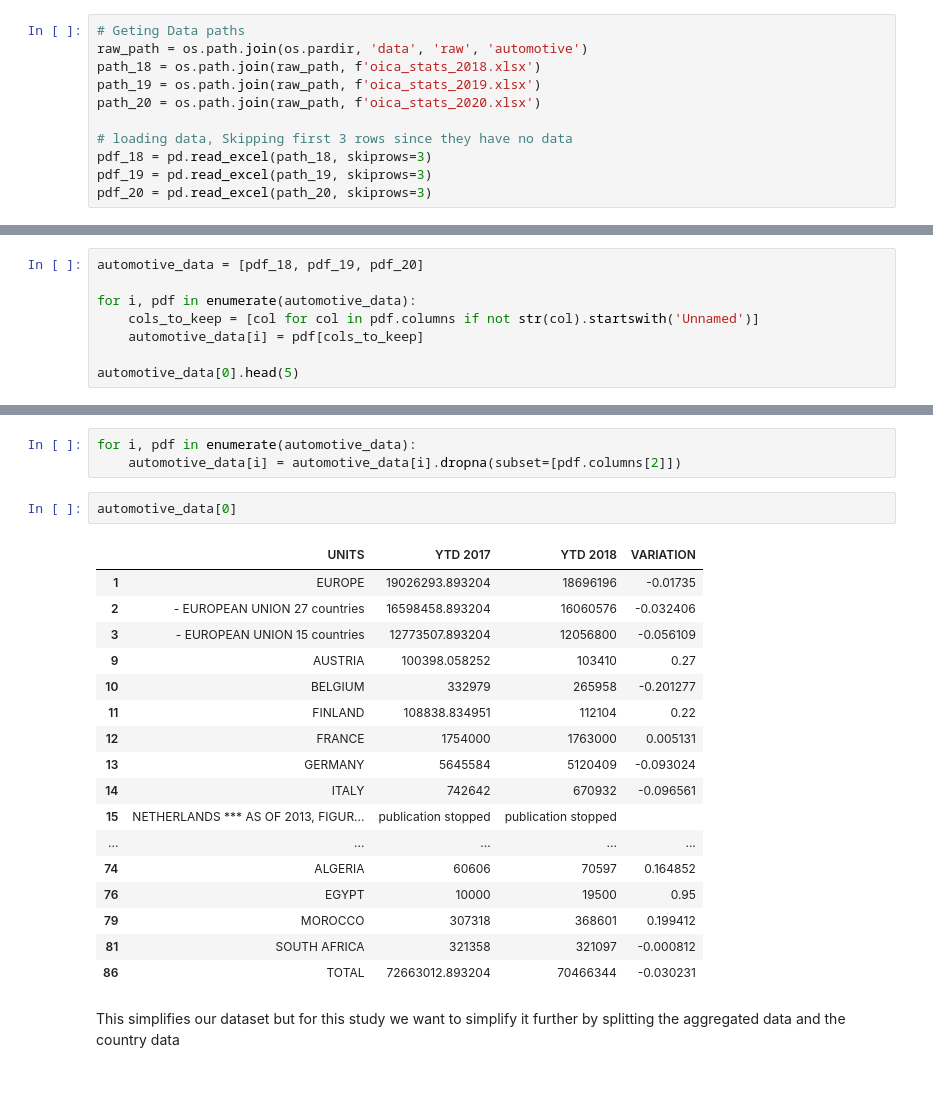
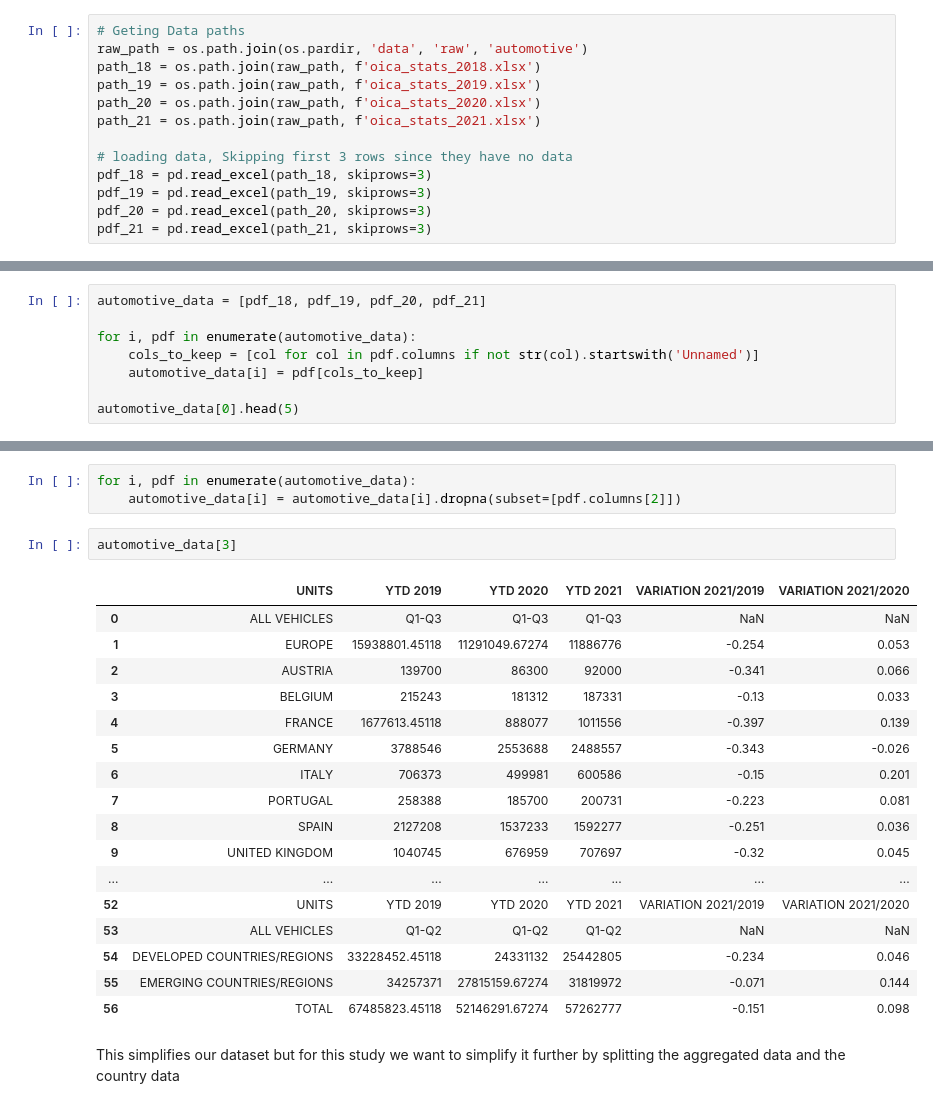
Before and after one commit to NGrech/covid-chip-shortage-analysis, a Jupyter notebook: notebooks/DataPreprocessingOICA.ipynb, the cells around one changed output, grey strips where cells are left out. Drawn from its saved outputs; the diff is of its cells as text.

```diff
--- a/notebooks/DataPreprocessing.ipynb
+++ b/notebooks/DataPreprocessingOICA.ipynb
@@ -19,11 +19,13 @@ raw_path = os.path.join(os.pardir, 'data', 'raw', 'automotive')
 path_18 = os.path.join(raw_path, f'oica_stats_2018.xlsx')
 path_19 = os.path.join(raw_path, f'oica_stats_2019.xlsx')
 path_20 = os.path.join(raw_path, f'oica_stats_2020.xlsx')
+path_21 = os.path.join(raw_path, f'oica_stats_2021.xlsx')
 
 # loading data, Skipping first 3 rows since they have no data
 pdf_18 = pd.read_excel(path_18, skiprows=3)
 pdf_19 = pd.read_excel(path_19, skiprows=3)
 pdf_20 = pd.read_excel(path_20, skiprows=3)
+pdf_21 = pd.read_excel(path_21, skiprows=3)
 # %% [markdown]
 Inspecting the data frames
 # %%
@@ -71,7 +87,7 @@ pdf_20.head(10)
 # %% [markdown]
 We are not interested in any of the unnamed cols so we will drop all them all (note this is also the same for all files)
 # %%
-automotive_data = [pdf_18, pdf_19, pdf_20]
+automotive_data = [pdf_18, pdf_19, pdf_20, pdf_21]
 
 for i, pdf in enumerate(automotive_data):
     cols_to_keep = [col for col in pdf.columns if not str(col).startswith('Unnamed')]
@@ -163,25 +179,25 @@ We can see mainly NaNs, and some notes, we also have some content based aggregat
 for i, pdf in enumerate(automotive_data):
     automotive_data[i] = automotive_data[i].dropna(subset=[pdf.columns[2]])
 # %%
-automotive_data[0]
+automotive_data[3]
 # %% [output]
-|  | UNITS | YTD 2017 | YTD 2018 | VARIATION |
-| 1 | EUROPE | 19026293.893204 | 18696196 | -0.01735 |
-| 2 | - EUROPEAN UNION 27 countries | 16598458.893204 | 16060576 | -0.032406 |
-| 3 | - EUROPEAN UNION 15 countries | 12773507.893204 | 12056800 | -0.056109 |
-| 9 | AUSTRIA | 100398.058252 | 103410 | 0.27 |
-| 10 | BELGIUM | 332979 | 265958 | -0.201277 |
-| 11 | FINLAND | 108838.834951 | 112104 | 0.22 |
-| 12 | FRANCE | 1754000 | 1763000 | 0.005131 |
-| 13 | GERMANY | 5645584 | 5120409 | -0.093024 |
-| 14 | ITALY | 742642 | 670932 | -0.096561 |
-| 15 | NETHERLANDS *** AS OF 2013, FIGUR... | publication stopped | publication stopped |  |
-| ... | ... | ... | ... | ... |
-| 74 | ALGERIA | 60606 | 70597 | 0.164852 |
-| 76 | EGYPT | 10000 | 19500 | 0.95 |
-| 79 | MOROCCO | 307318 | 368601 | 0.199412 |
-| 81 | SOUTH AFRICA | 321358 | 321097 | -0.000812 |
-| 86 | TOTAL | 72663012.893204 | 70466344 | -0.030231 |
+|  | UNITS | YTD 2019 | YTD 2020 | YTD 2021 | VARIATION 2021/2019 | VARIATION 2021/2020 |
+| 0 | ALL VEHICLES | Q1-Q3 | Q1-Q3 | Q1-Q3 | NaN | NaN |
+| 1 | EUROPE | 15938801.45118 | 11291049.67274 | 11886776 | -0.254 | 0.053 |
+| 2 | AUSTRIA | 139700 | 86300 | 92000 | -0.341 | 0.066 |
+| 3 | BELGIUM | 215243 | 181312 | 187331 | -0.13 | 0.033 |
+| 4 | FRANCE | 1677613.45118 | 888077 | 1011556 | -0.397 | 0.139 |
+| 5 | GERMANY | 3788546 | 2553688 | 2488557 | -0.343 | -0.026 |
+| 6 | ITALY | 706373 | 499981 | 600586 | -0.15 | 0.201 |
+| 7 | PORTUGAL | 258388 | 185700 | 200731 | -0.223 | 0.081 |
+| 8 | SPAIN | 2127208 | 1537233 | 1592277 | -0.251 | 0.036 |
+| 9 | UNITED KINGDOM | 1040745 | 676959 | 707697 | -0.32 | 0.045 |
+| ... | ... | ... | ... | ... | ... | ... |
+| 52 | UNITS | YTD 2019 | YTD 2020 | YTD 2021 | VARIATION 2021/2019 | VARIATION 2021/2020 |
+| 53 | ALL VEHICLES | Q1-Q2 | Q1-Q2 | Q1-Q2 | NaN | NaN |
+| 54 | DEVELOPED COUNTRIES/REGIONS | 33228452.45118 | 24331132 | 25442805 | -0.234 | 0.046 |
+| 55 | EMERGING COUNTRIES/REGIONS | 34257371 | 27815159.67274 | 31819972 | -0.071 | 0.144 |
+| 56 | TOTAL | 67485823.45118 | 52146291.67274 | 57262777 | -0.151 | 0.098 |
 # %% [markdown]
 This simplifies our dataset but for this study we want to simplify it further by splitting the aggregated data and the country data
 # %%
```
Also changed, not shown: parts of 8 cells of this notebook, 1 other file.
